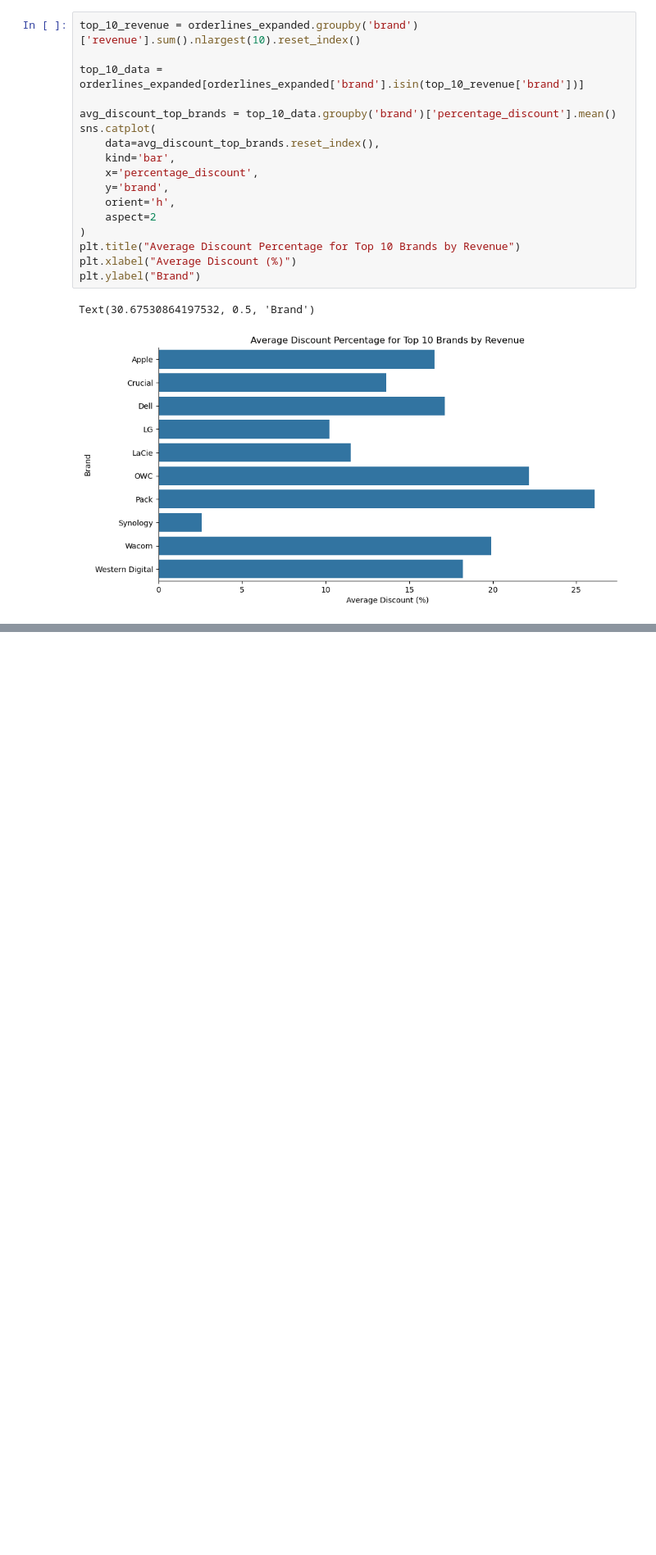
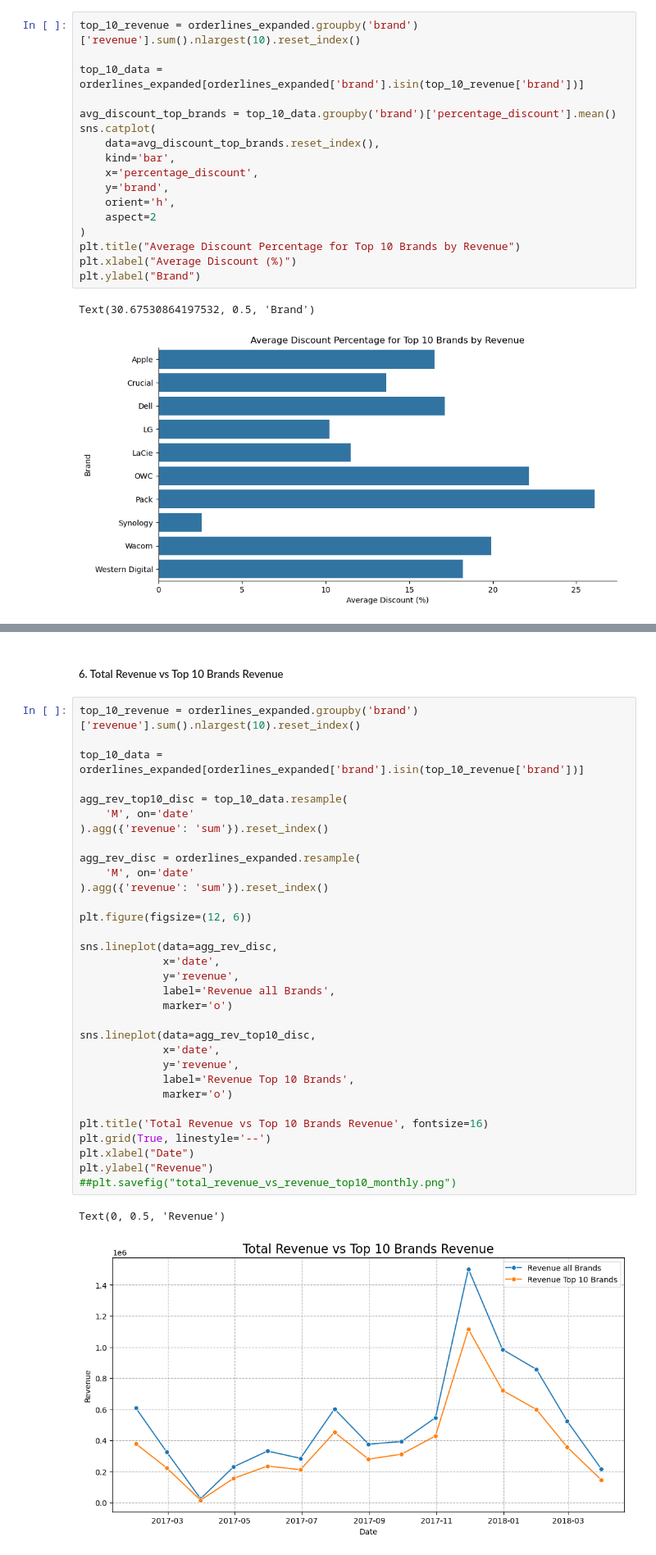
Before and after one commit to KostasBzn/WBS_CODING_SCHOOL_projects, a Jupyter notebook: 5_data_visualisation.ipynb, the cells around one changed output, grey strips where cells are left out. Shown at 82% size. Cells and saved outputs as stored; diff of their text form; blank space fills up the shorter version.

```diff
--- a/5_data_visualisation.ipynb
+++ b/5_data_visualisation.ipynb
@@ -159,0 +196,37 @@ Text(30.67530864197532, 0.5, 'Brand')
+# %% [markdown]
+##### 6. Total Revenue vs Top 10 Brands Revenue
+# %%
+top_10_revenue = orderlines_expanded.groupby('brand')['revenue'].sum().nlargest(10).reset_index()
+
+top_10_data = orderlines_expanded[orderlines_expanded['brand'].isin(top_10_revenue['brand'])]
+
+agg_rev_top10_disc = top_10_data.resample(
+    'M', on='date'
+).agg({'revenue': 'sum'}).reset_index()
+
+agg_rev_disc = orderlines_expanded.resample(
+    'M', on='date'
+).agg({'revenue': 'sum'}).reset_index()
+
+plt.figure(figsize=(12, 6))
+
+sns.lineplot(data=agg_rev_disc,
+             x='date',
+             y='revenue',
+             label='Revenue all Brands',
+             marker='o')
+
+sns.lineplot(data=agg_rev_top10_disc,
+             x='date',
+             y='revenue',
+             label='Revenue Top 10 Brands',
+             marker='o')
+
+plt.title('Total Revenue vs Top 10 Brands Revenue', fontsize=16)
+plt.grid(True, linestyle='--')
+plt.xlabel("Date")
+plt.ylabel("Revenue")
+##plt.savefig("total_revenue_vs_revenue_top10_monthly.png")
+# %% [output]
+Text(0, 0.5, 'Revenue')
+[figure, added]
```
Also changed, not shown: parts of 11 cells of this notebook.
